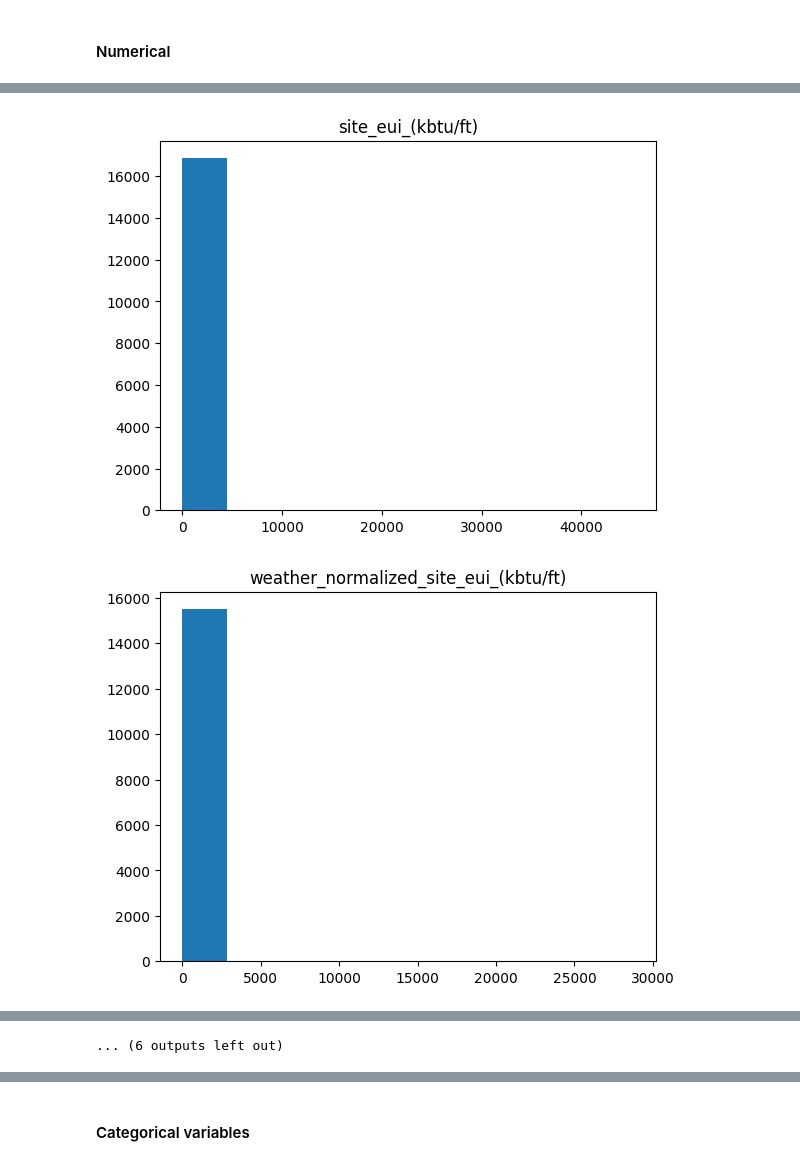
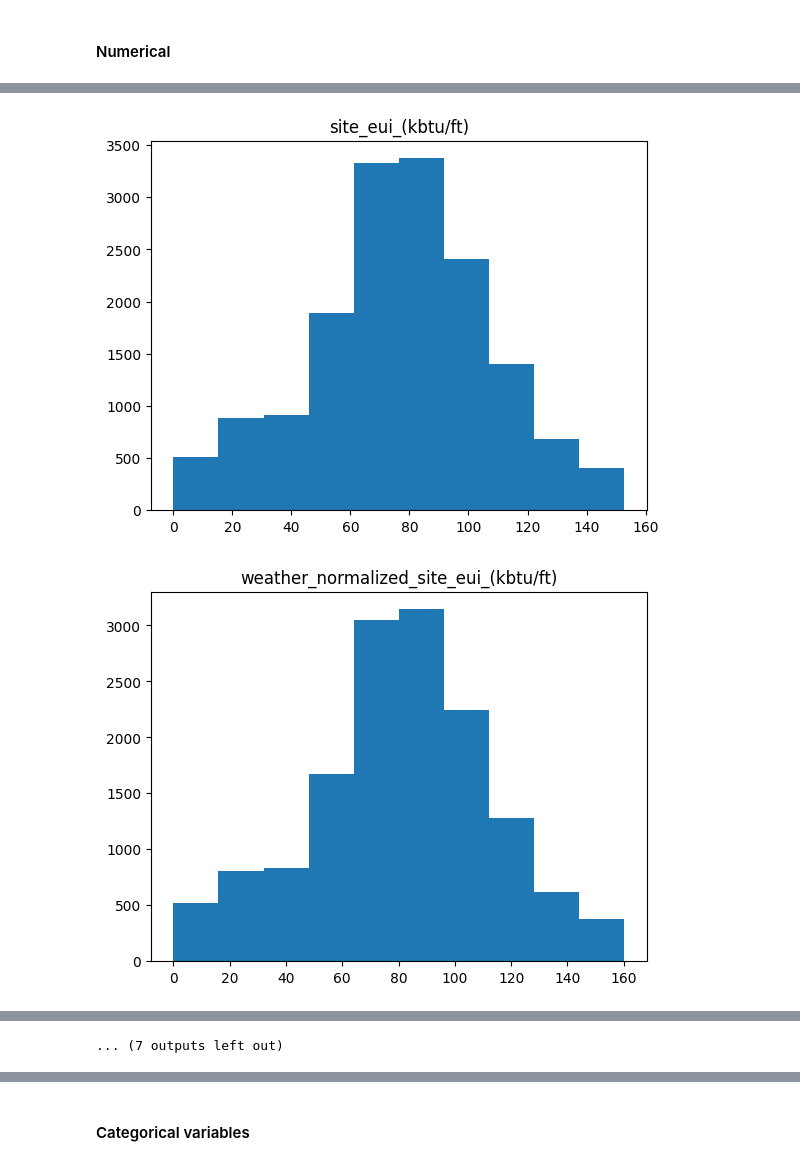
Before and after one commit to tarasenya/ml-zoomcamp-hw, a Jupyter notebook: MidTermProject/notebooks/perliminary.ipynb, the cells around one changed output, grey strips where cells are left out. Saved outputs shown, nothing was run; the diff lists cells and outputs as text; code cells hidden in the pictures.

```diff
--- a/MidTermProject/notebooks/perliminary.ipynb
+++ b/MidTermProject/notebooks/perliminary.ipynb
@@ -112,5 +151,8 @@ columns_to_drop = ['order',
                    'nyc_borough,_block_and_lot_(bbl)_self-reported',
                    'bbl_-_10_digits',
                    'nyc_building_identification_number_(bin)',
-                   'generation_date']
+                   'generation_date',
+                   'street_name',
+                   'street_number',
+                  'electricity_use_-_grid_purchase_(kbtu)']
 data_cleaned.drop(columns=columns_to_drop, inplace=True)
@@ -122,3 +159,5 @@ See the caveats in the documentation: https://pandas.pydata.org/pandas-docs/stab
+# %%
+data_cleaned = data_cleaned[data_cleaned['indirect_ghg_emissions_(metric_tons_co2e)']>0]
 # %%
 print(f'We have removed {set(data.columns)-set(data_cleaned.columns)}')
 # %% [output]
@@ -155,6 +196,7 @@ for col in data_cleaned.columns:
     if data_cleaned[col].dtype == dtype('float64'):
         numerical_columns.append(col)
 # %%
+numerical_columns.extend(['occupancy', 'number_of_buildings', 'self-reported_gross_floor_area_(ft)'])
 numerical_columns
 # %% [output]
 ['largest_property_use_type_-_gross_floor_area_(ft)',
@@ -257,2 +229,0 @@ Name: self-reported_gross_floor_area_(ft), dtype: float64
-# %%
-numerical_columns.append('self-reported_gross_floor_area_(ft)')
@@ -275,6 +244,7 @@ data_cleaned[numerical_columns].describe()
 # %%
+# max is much larger than median, so in order histogram to be infomative consider df[df[col]<df[col].qunatile(0.95)].hist()
 for col in numerical_columns:
-    plt.hist(data_cleaned[col])
+    plt.hist(data_cleaned[data_cleaned[col]<data_cleaned[col].quantile(0.95)][col])
     plt.title(col)
     plt.show()
 # %% [output]
@@ -285,2 +255,2 @@ for col in numerical_columns:
-[figure, old version]
+[figure, new version]
-[figure, old version]
+[figure, new version]
@@ -293 +263 @@ for col in numerical_columns:
-... (6 outputs left out)
+... (7 outputs left out)
```
Also changed, not shown: parts of 110 cells of this notebook, 16 other files.
